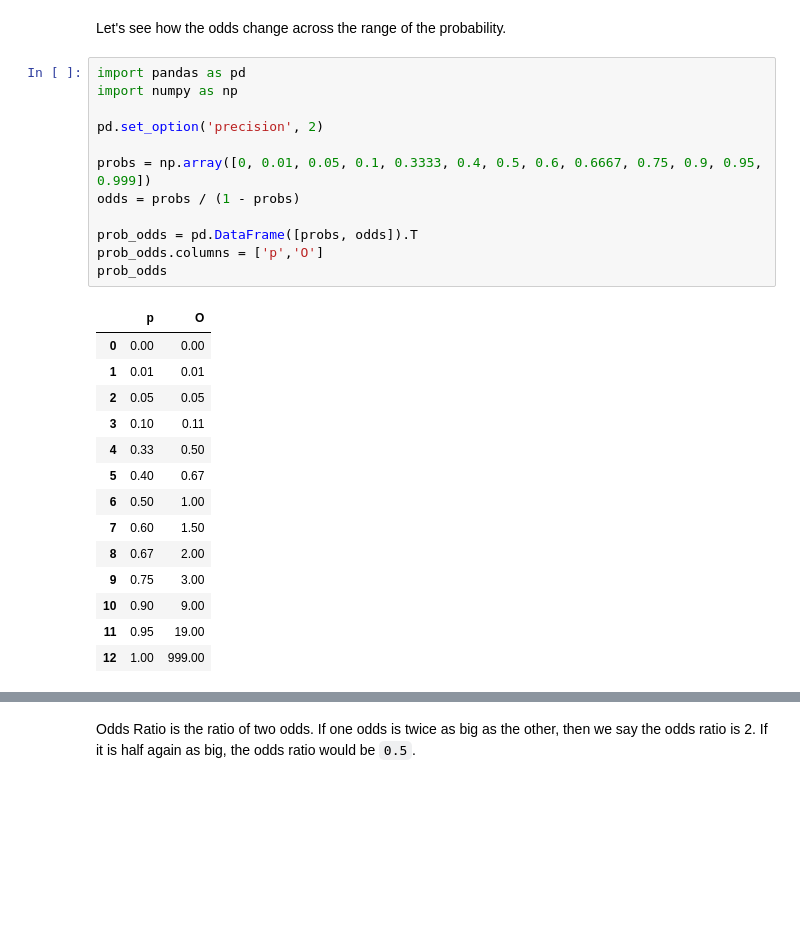
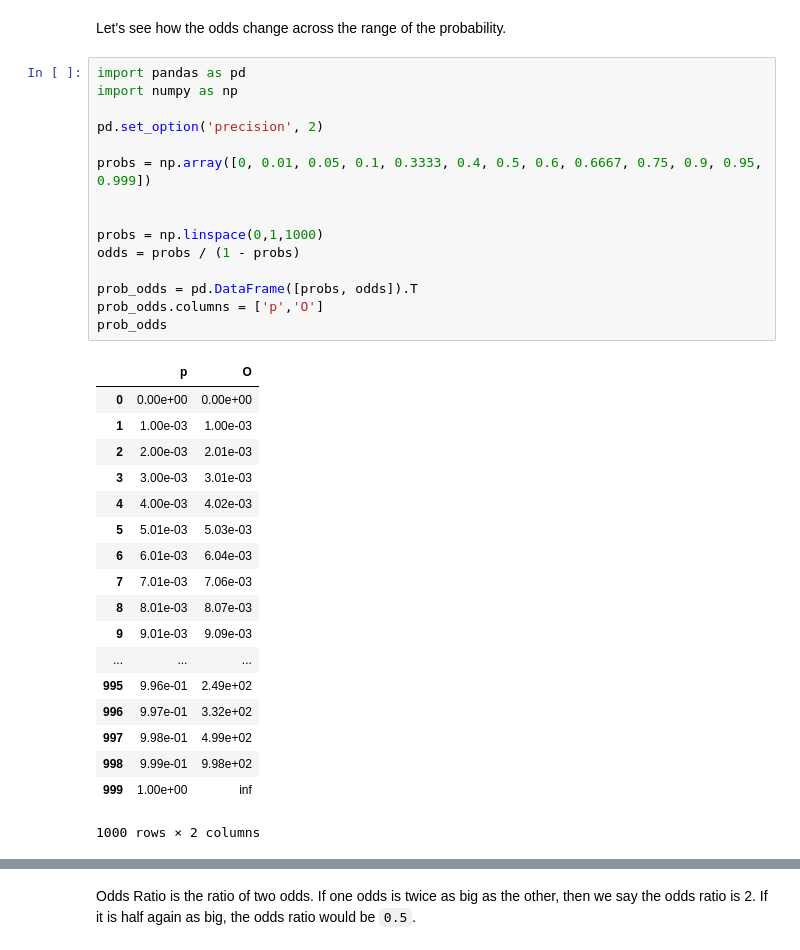
Before and after one commit to lorachow/DS_HK_9, a Jupyter notebook: notebooks/10 - Logistic Regression.ipynb, the cells around one changed output, grey strips where cells are left out. Drawn from its saved outputs; the diff is of its cells as text; blank space fills up the shorter version.

```diff
--- a/notebooks/10 - Logistic Regression.ipynb
+++ b/notebooks/10 - Logistic Regression.ipynb
@@ -129,27 +129,34 @@ Let's see how the odds change across the range of the probability.
 # %%
 import pandas as pd
 import numpy as np
 
 pd.set_option('precision', 2)
 
 probs = np.array([0, 0.01, 0.05, 0.1, 0.3333, 0.4, 0.5, 0.6, 0.6667, 0.75, 0.9, 0.95, 0.999])
+
+
+probs = np.linspace(0,1,1000)
 odds = probs / (1 - probs)
 
 prob_odds = pd.DataFrame([probs, odds]).T
 prob_odds.columns = ['p','O']
 prob_odds
 # %% [output]
 |  | p | O |
-| 0 | 0.00 | 0.00 |
-| 1 | 0.01 | 0.01 |
-| 2 | 0.05 | 0.05 |
-| 3 | 0.10 | 0.11 |
-| 4 | 0.33 | 0.50 |
-| 5 | 0.40 | 0.67 |
-| 6 | 0.50 | 1.00 |
-| 7 | 0.60 | 1.50 |
-| 8 | 0.67 | 2.00 |
-| 9 | 0.75 | 3.00 |
-| 10 | 0.90 | 9.00 |
-| 11 | 0.95 | 19.00 |
-| 12 | 1.00 | 999.00 |
+| 0 | 0.00e+00 | 0.00e+00 |
+| 1 | 1.00e-03 | 1.00e-03 |
+| 2 | 2.00e-03 | 2.01e-03 |
+| 3 | 3.00e-03 | 3.01e-03 |
+| 4 | 4.00e-03 | 4.02e-03 |
+| 5 | 5.01e-03 | 5.03e-03 |
+| 6 | 6.01e-03 | 6.04e-03 |
+| 7 | 7.01e-03 | 7.06e-03 |
+| 8 | 8.01e-03 | 8.07e-03 |
+| 9 | 9.01e-03 | 9.09e-03 |
+| ... | ... | ... |
+| 995 | 9.96e-01 | 2.49e+02 |
+| 996 | 9.97e-01 | 3.32e+02 |
+| 997 | 9.98e-01 | 4.99e+02 |
+| 998 | 9.99e-01 | 9.98e+02 |
+| 999 | 1.00e+00 | inf |
+1000 rows × 2 columns
```
Also changed, not shown: parts of 25 cells of this notebook.
